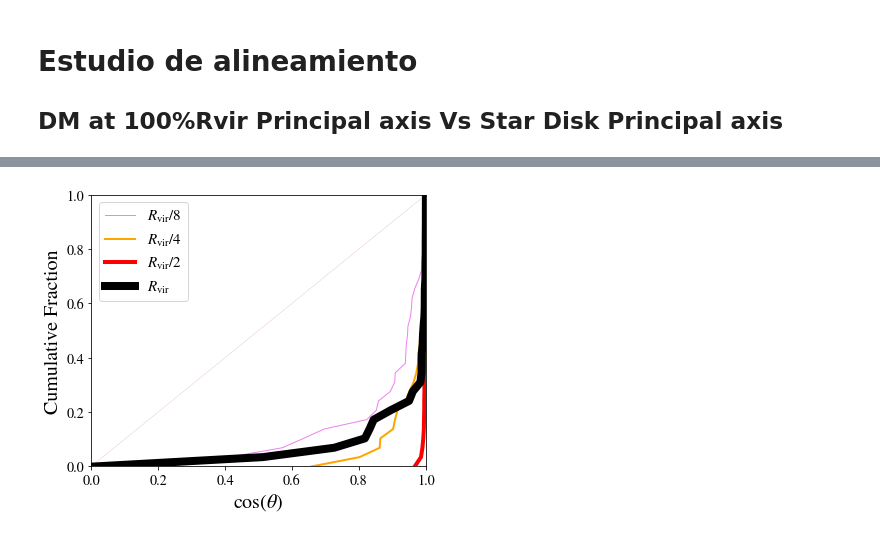
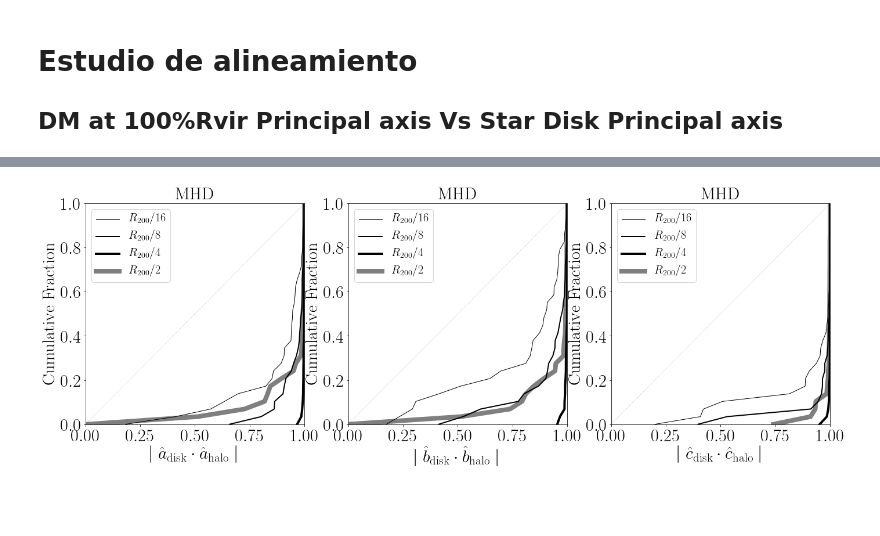
Before and after one commit to jdprada1760/Paper_Halo_shapes, a Jupyter notebook: Code/Star_Disk_DM_Alignment.ipynb, the cells around one changed output, grey strips where cells are left out. Cells and saved outputs as stored; diff of their text form; code cells hidden in the pictures; blank space fills up the shorter version.

Commit message:
latest alignment update

```diff
--- a/Code/Star_Disk_DM_Alignment.ipynb
+++ b/Code/Star_Disk_DM_Alignment.ipynb
@@ -129,11 +148,3 @@ vecsDM = vecs[1::2]
 # %% [markdown]
 # Estudio de alineamiento
 ## DM at 100%Rvir Principal axis Vs Star Disk Principal axis
-# %%
-# Obtiene los vectores del eje principal (0)
-# sampleados en 100Rvir (-2)
-vecs_100Rvir = vecsMHD[:,-2,0,:]
-vecs_inner = vecsMHD[:,0,0,:]
-vecs_stardisk = vecsMHD[:,-1,0,:]
-# Producto punto para cada halo
-dot_pr = np.abs(np.diag(vecs_100Rvir@vecs_stardisk.T))
@@ -148,29 +151,30 @@ plt.show()
 # %%
-# Producto punto para cada halo
-dot_pr_8 = np.abs(np.diag(vecsMHD[:,0,0,:]@vecs_stardisk.T))
-dot_pr_4 = np.abs(np.diag(vecsMHD[:,1,0,:]@vecs_stardisk.T))
-dot_pr_2 = np.abs(np.diag(vecsMHD[:,2,0,:]@vecs_stardisk.T))
-dot_pr_1 = np.abs(np.diag(vecsMHD[:,3,0,:]@vecs_stardisk.T))
+plt.figure(figsize=(23,7))
 
-plt.figure(figsize=(6,5))
-# cumulative histogram.
-#plt.hist(dot_pr, bins=bins, normed=True, histtype='stepfilled', cumulative=1,
-#        label='Cummulative',alpha = 0.5)
-plt.plot(np.sort(dot_pr_8), np.linspace(.0, 1.0, len(dot_pr_in)),
-         label=r'$R_{\rm vir}/8$', linewidth=1, color='violet')
-plt.plot(np.sort(dot_pr_4), np.linspace(.0, 1.0, len(dot_pr_in)),
-         label=r'$R_{\rm vir}/4$', linewidth=2, color='orange')
-plt.plot(np.sort(dot_pr_2), np.linspace(.0, 1.0, len(dot_pr_in)),
-         label=r'$R_{\rm vir}/2$', linewidth=4, color='red')
-plt.plot(np.sort(dot_pr_1), np.linspace(.0, 1.0, len(dot_pr_in)),
-         label=r'$R_{\rm vir}$', linewidth=8, color='black')
+for axis_test in [0,1,2]:
+    plt.subplot(1,3,axis_test+1)
+    vecs_stardisk = vecsMHD[:,-1,axis_test,:]
+    dot_pr_8 = np.abs(np.diag(vecsMHD[:,0,axis_test,:]@vecs_stardisk.T))
+    dot_pr_4 = np.abs(np.diag(vecsMHD[:,1,axis_test,:]@vecs_stardisk.T))
+    dot_pr_2 = np.abs(np.diag(vecsMHD[:,2,axis_test,:]@vecs_stardisk.T))
+    dot_pr_1 = np.abs(np.diag(vecsMHD[:,3,axis_test,:]@vecs_stardisk.T))
+    plt.plot(np.sort(dot_pr_8), np.linspace(.0, 1.0, len(dot_pr_1)),
+         label=r'$R_{200}/16$', linewidth=1, color='black')
+    plt.plot(np.sort(dot_pr_4), np.linspace(.0, 1.0, len(dot_pr_1)),
+         label=r'$R_{200}/8$', linewidth=2, color='black')
+    plt.plot(np.sort(dot_pr_2), np.linspace(.0, 1.0, len(dot_pr_1)),
+         label=r'$R_{200}/4$', linewidth=4, color='black')
+    plt.plot(np.sort(dot_pr_1), np.linspace(.0, 1.0, len(dot_pr_1)),
+         label=r'$R_{200}/2$', linewidth=8, color='black', alpha=0.5)
 
-plt.plot([0,1],[0,1],c ='darkred', linewidth=0.1)
-plt.legend(fontsize=15)
-plt.ylabel(r'Cumulative Fraction',fontsize = 20)
-plt.xlabel(r'$\cos(\theta)$',fontsize = 20)
-plt.xlim([0,1])
-plt.ylim([0,1])
-plt.savefig('../Document/cumulative_alignment.pdf',bbox_inches='tight')
+    plt.plot([0,1],[0,1],c ='black', linewidth=0.1)
+    plt.legend(fontsize=20)
+    plt.title(r'MHD')
+    plt.ylabel(r'Cumulative Fraction')
+    plt.xlabel(xlabel[axis_test])
+    plt.xlim([0,1])
+    plt.ylim([0,1])
+    plt.xticks(np.linspace(0,1,5))
+plt.savefig('../Document/cumulative_alignment_MHD.pdf',bbox_inches='tight')
 # %% [output]
-[figure, old version]
+[figure, new version]
```
Also changed, not shown: parts of 7 cells of this notebook.
